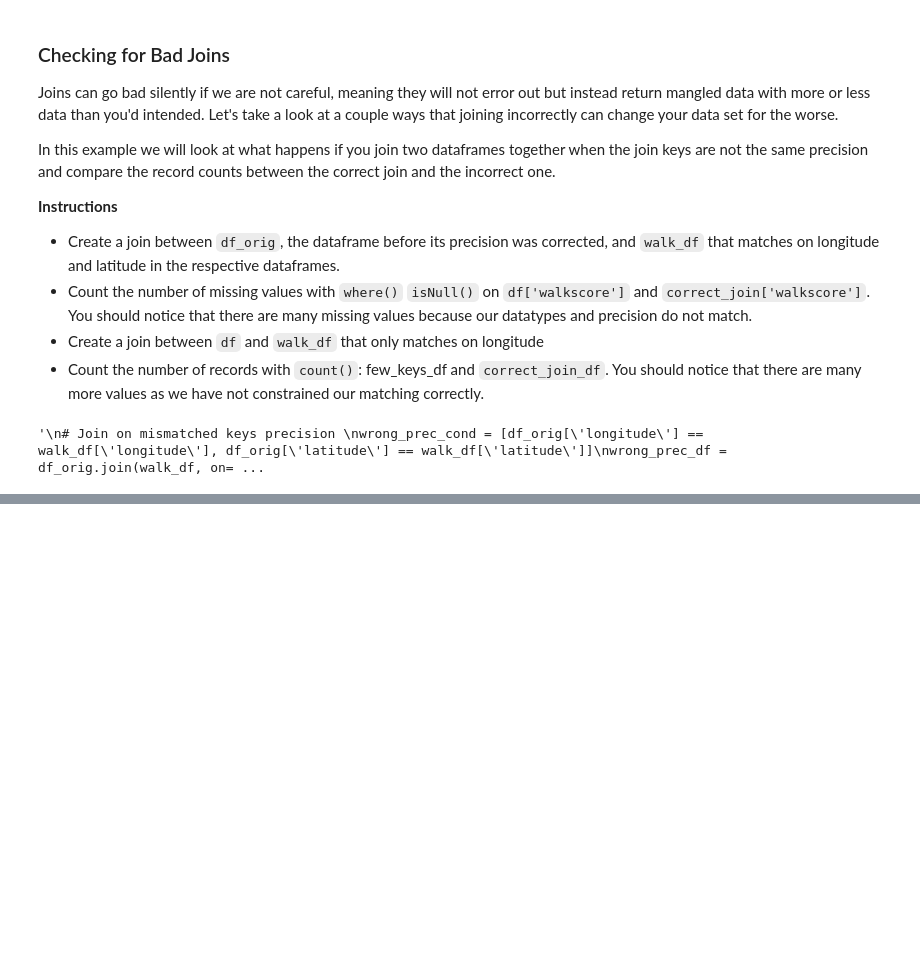
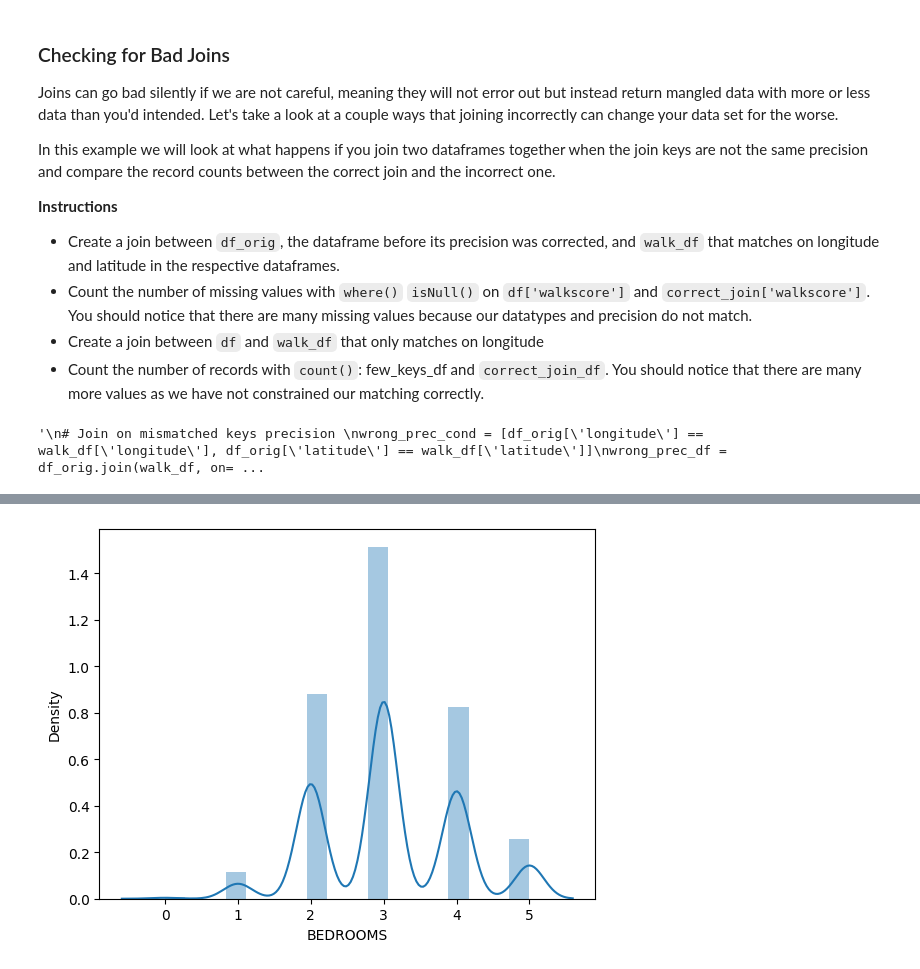
Before and after one commit to Alashmony/Feature_Engineering_with_PySpark_DataCamp, a Jupyter notebook: Fourth.ipynb, the cells around one changed output, grey strips where cells are left out. Cells and saved outputs as stored; diff of their text form; code cells hidden in the pictures; blank space fills up the shorter version.

```diff
--- a/Fourth.ipynb
+++ b/Fourth.ipynb
@@ -1035,0 +1816,7 @@ print("Record Count of the Correct Join Example: " + str(correct_join_df.count()
+# %%
+#Let's see the new column
+sample_df = df_bucket[['BEDROOMS']].sample(False,0.5,42).toPandas()
+sns.distplot(sample_df, axlabel='BEDROOMS')
+plt.show()
+# %% [output]
+[figure, added]
```
Also changed, not shown: parts of 96 cells of this notebook, 1 other file.
